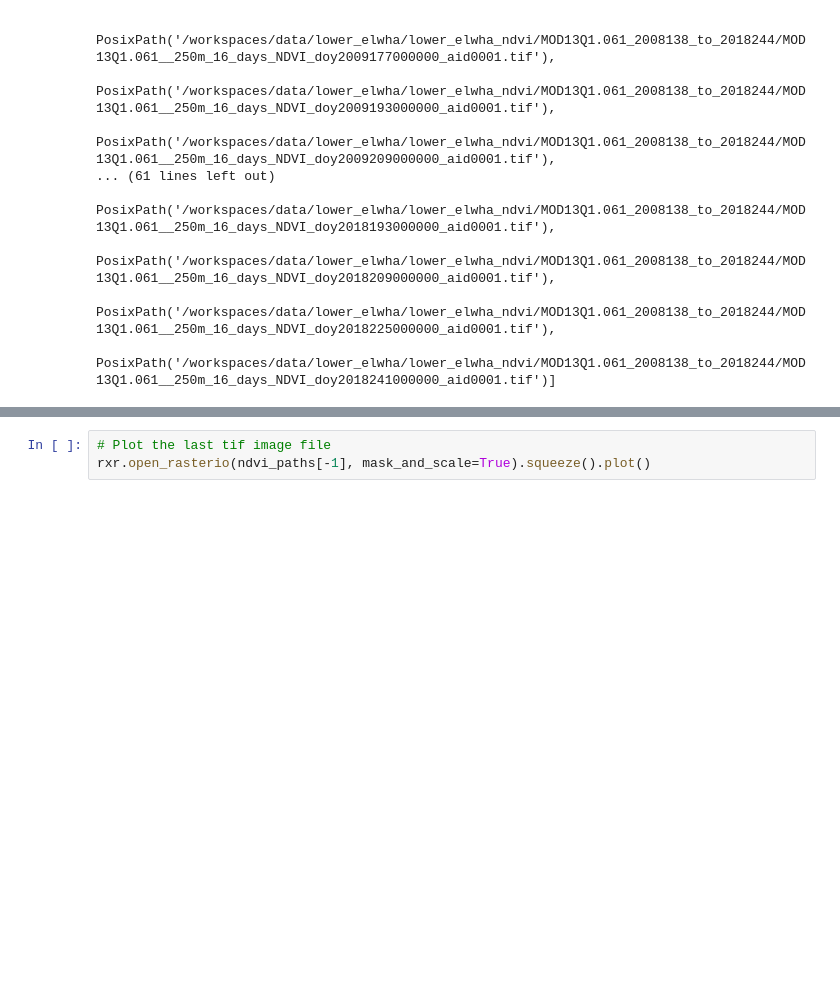
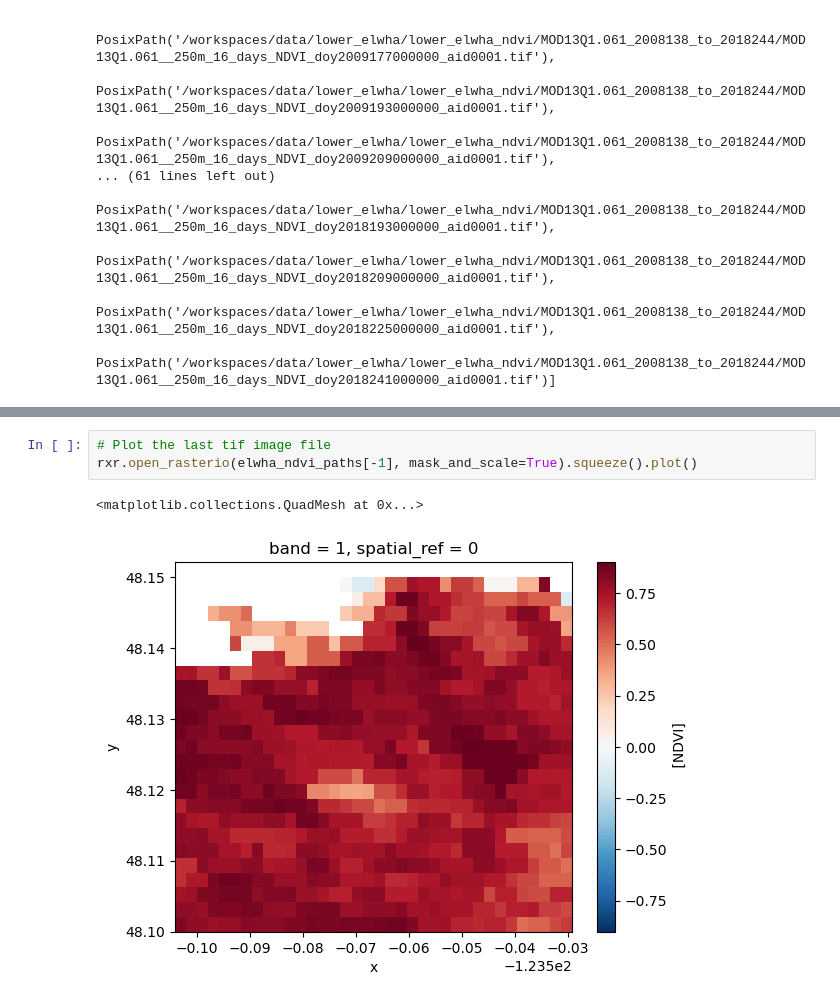
Before and after one commit to earthlab-education/04-vegetation-nym-veach, a Jupyter notebook: notebooks/elhwa-river-ndvi.ipynb, the cells around one changed output, grey strips where cells are left out. Cells and saved outputs as stored; diff of their text form; blank space fills up the shorter version.

```diff
--- a/notebooks/elhwa-river-ndvi.ipynb
+++ b/notebooks/elhwa-river-ndvi.ipynb
@@ -199,5 +205,8 @@ rxr.open_rasterio(ndvi_paths[0], mask_and_scale=True).squeeze().plot()
 # %%
 # Plot the last tif image file
-rxr.open_rasterio(ndvi_paths[-1], mask_and_scale=True).squeeze().plot()
+rxr.open_rasterio(elwha_ndvi_paths[-1], mask_and_scale=True).squeeze().plot()
+# %% [output]
+<matplotlib.collections.QuadMesh at 0x...>
+[figure, added]
 # %%
 # Create variables for each raster to create side-by-side for comparison
```
Also changed, not shown: parts of 8 cells of this notebook.
